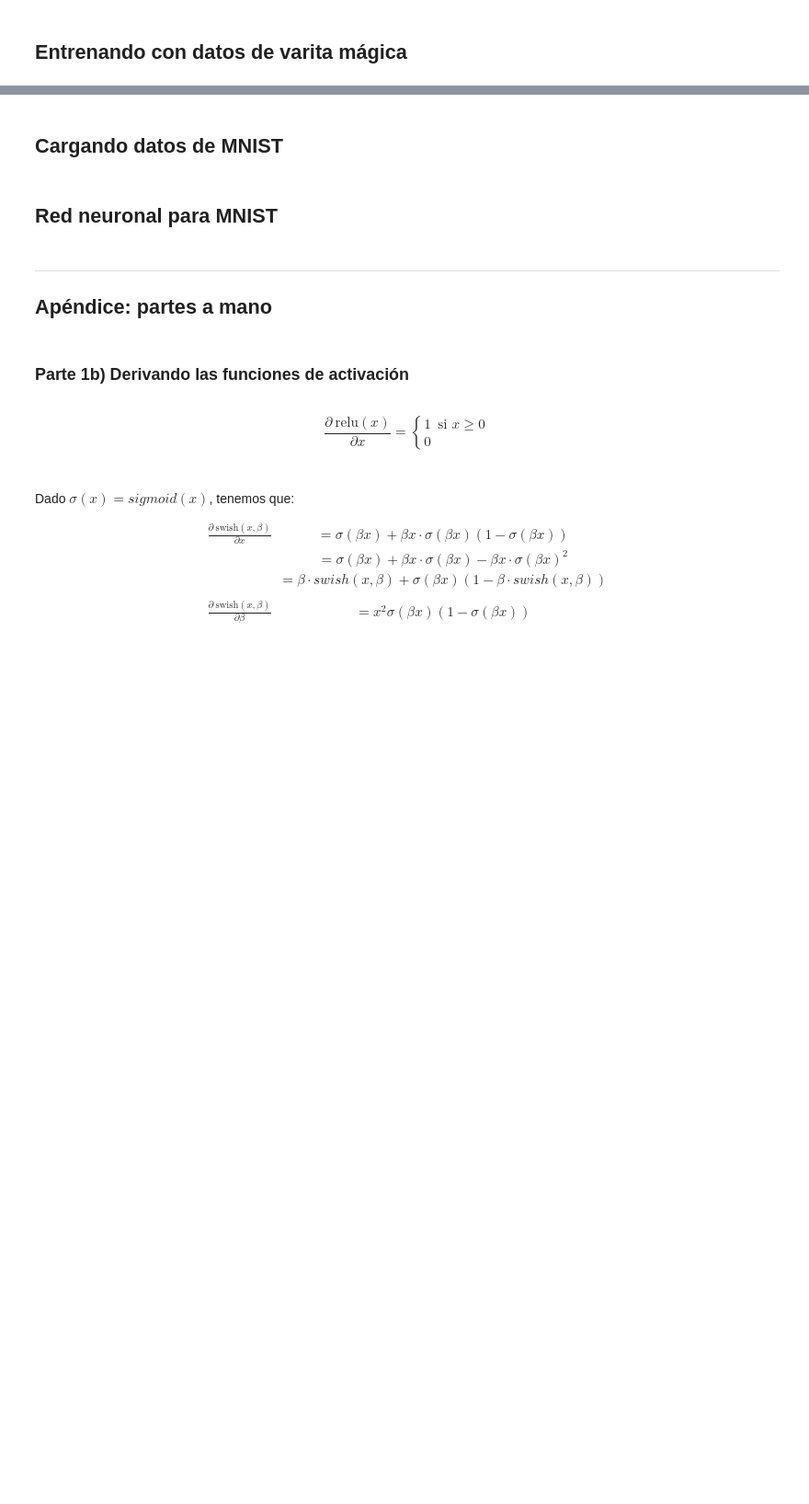
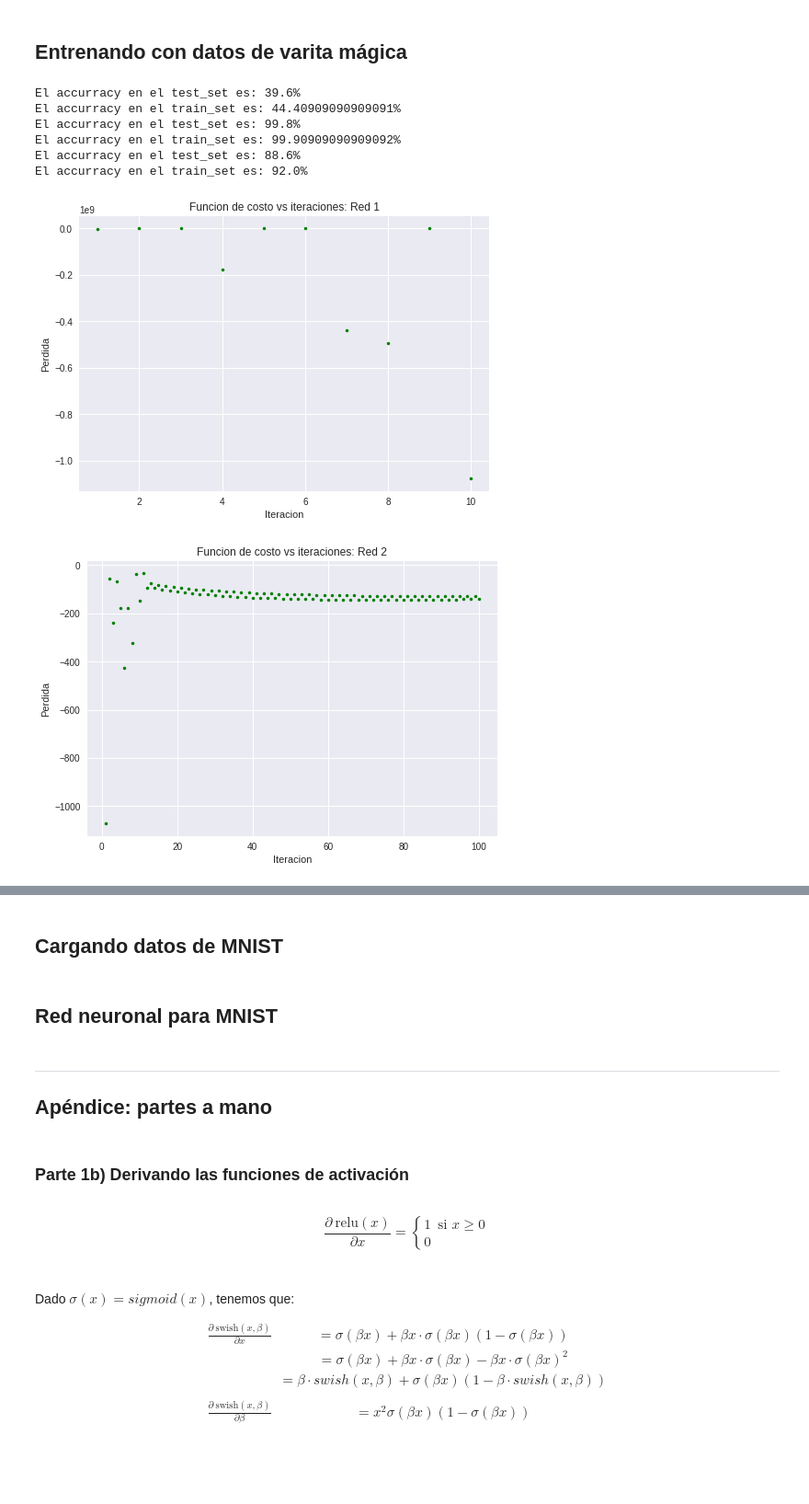
Before and after one commit to martinKindall/deep_learning_uchile, a Jupyter notebook: tarea1/Tarea_1_CC6204_2018_Martin_Cornejo.ipynb, the cells around one changed output, grey strips where cells are left out. Shown at 92% size. Cells and saved outputs as stored; diff of their text form; code cells hidden in the pictures; blank space fills up the shorter version.

Commit message:
Se actualiza notebook con partes 1 a 6 completas, excepto chequeo de gradiente y algunas derivadas de celu swish relu

```diff
--- a/tarea1/Tarea_1_CC6204_2018_Martin_Cornejo.ipynb
+++ b/tarea1/Tarea_1_CC6204_2018_Martin_Cornejo.ipynb
@@ -124,7 +124,7 @@ def cross_ent_loss(Q,P):
     q_log = torch.log(Q)
     product = torch.mul(P, torch.reciprocal(q_log))
 
-    return -torch.sum(product)/Q.size(dimension)
+    return torch.sum(product)/Q.size(dimension)
 # %% [markdown]
 ## Clase FFNN, incialización, forward, backward y regularización
 # %%
@@ -301,7 +301,7 @@ class FFNN():
 
     for idx in range(len(self.l_a) + 1):
       W_aux = self.parametros[idx][0] * const - lr * self.gradientes[idx][0]
-      b_aux = self.parametros[idx][1] * const - lr * self.gradientes[idx][1]
+      b_aux = self.parametros[idx][1] * 1 - lr * self.gradientes[idx][1]
 
       self.parametros[idx] = (W_aux, b_aux)
 # %% [markdown]
@@ -511,0 +611,72 @@ True
+# %%
+clases = 10
+features = 4096
+
+weight_decay = None
+
+redes = [
+    FFNN(features, [1000, 500, 300], [sig, sig, sig], clases, [], weight_decay, [1, 1, 1, 1]),
+    FFNN(0, [], [sig, sig], clases, params),
+    FFNN(features, [15, 15], [sig, sig], clases)
+]
+
+l_rates = [1, 1, 10]
+arr_epochs = [5, 50, 50]
+batch_arr = [100, 100, 100]
+
+for idx, red_neuronal in enumerate(redes):
+
+  optimizador = SGD(red_neuronal, l_rates[idx])
+
+  red_neuronal, perdidas = entrenar_FFNN(red_neuronal, dataset, optimizador, arr_epochs[idx], batch_arr[idx])
+  redes[idx] = red_neuronal
+
+  plt.figure()
+  plt.plot(numpy.linspace(1, len(perdidas), len(perdidas)), perdidas, 'g.')
+  plt.title("Funcion de costo vs iteraciones: Red "+str(idx+1))
+  plt.xlabel("Iteracion")
+  plt.ylabel("Perdida")
+  #pdb.set_trace()
+
+
+for red_neuronal in redes:
+  total_test = 50*10
+  total_train = 220*10
+  desaciertos_test = 0
+  desaciertos_train = 0
+
+  for idx in range(10):
+    folder = "/hechizo-" + str(idx)
+
+    for idy in range(1, 221):
+      prefix = "/0"
+      if (idy < 10):
+        prefix += "0"
+
+      if (idy <= 50):
+        test_input = torch.from_numpy(numpy.loadtxt(test_data_path+folder+ prefix + str(idy) + ".txt")).view(1, 4096)
+        result = red_neuronal.forward(test_input, True)
+
+        if (result.max(1)[1][0] != idx):
+          desaciertos_test += 1
+
+      if (idy >= 100):
+        prefix = "/"
+
+      train_input = torch.from_numpy(numpy.loadtxt(train_data_path+folder+ prefix + str(idy) + ".txt")).view(1, 4096)
+      result = red_neuronal.forward(train_input, True)
+
+      if (result.max(1)[1][0] != idx):
+        desaciertos_train += 1
+
+  print("El accurracy en el test_set es: " + str((total_test-desaciertos_test)/total_test*100) + "%")
+  print("El accurracy en el train_set es: " + str((total_train-desaciertos_train)/total_train*100) + "%")
+# %% [output]
+El accurracy en el test_set es: 39.6%
+El accurracy en el train_set es: 44.40909090909091%
+El accurracy en el test_set es: 99.8%
+El accurracy en el train_set es: 99.90909090909092%
+El accurracy en el test_set es: 88.6%
+El accurracy en el train_set es: 92.0%
+[figure, added]
+[figure, added]
```
Also changed, not shown: parts of 6 cells of this notebook.
